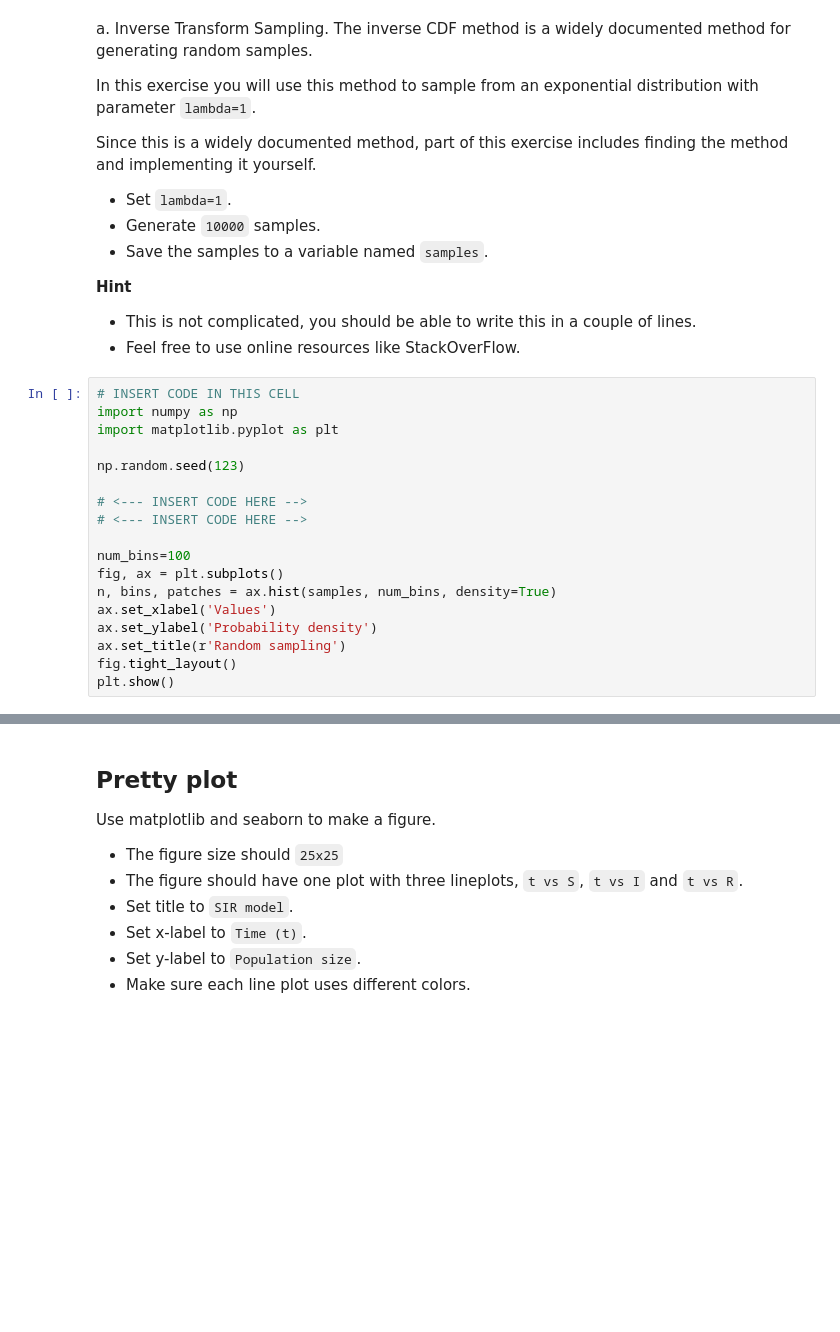
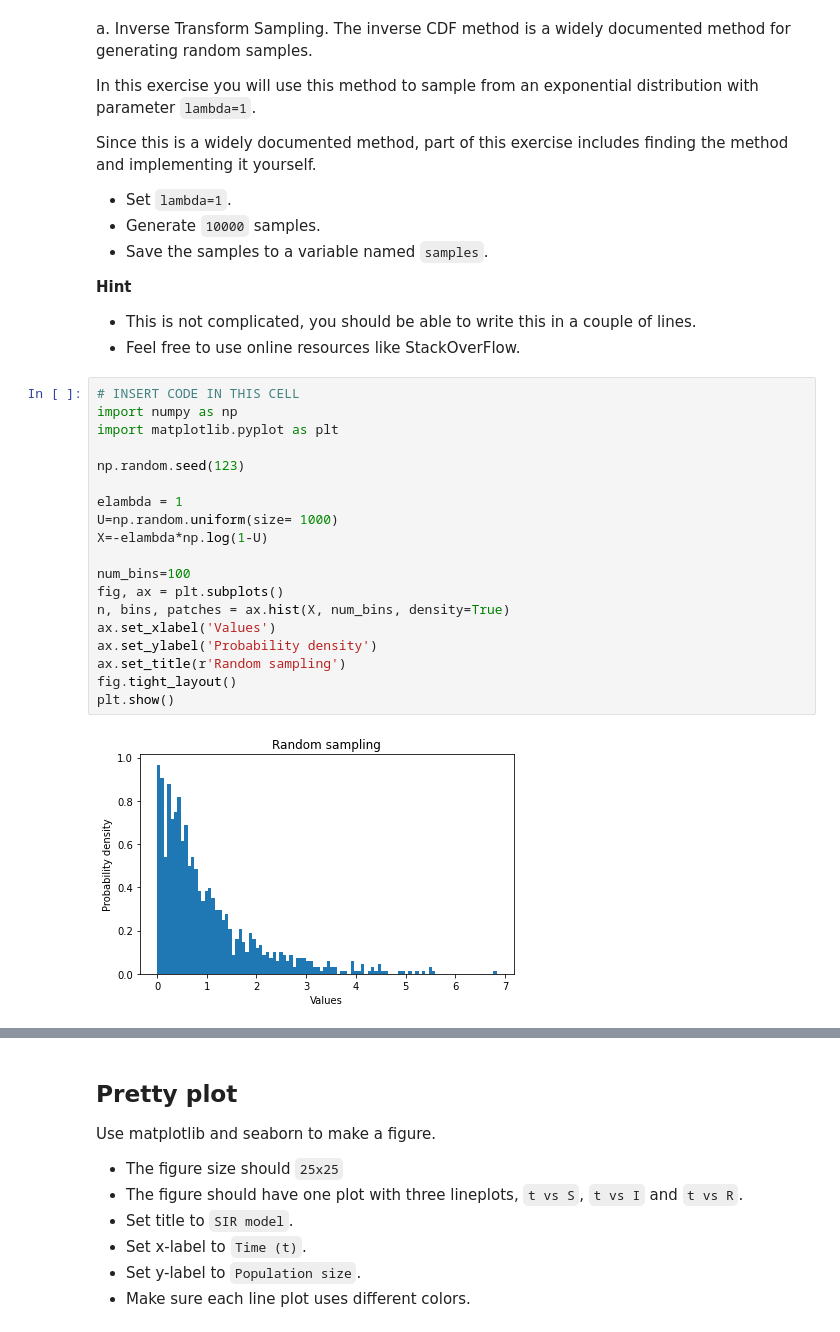
Before and after one commit to tianhanl0/fall2022-homework-2, a Jupyter notebook: Modern_Programming_for_Data_Analytics_Homework_2.ipynb, the cells around one changed output, grey strips where cells are left out. Saved outputs shown, nothing was run; the diff lists cells and outputs as text; blank space fills up the shorter version.

```diff
--- a/Modern_Programming_for_Data_Analytics_Homework_2.ipynb
+++ b/Modern_Programming_for_Data_Analytics_Homework_2.ipynb
@@ -218,21 +220,24 @@ Since this is a widely documented method, part of this exercise includes finding
 # %%
 # INSERT CODE IN THIS CELL
 import numpy as np
 import matplotlib.pyplot as plt
 
 np.random.seed(123)
 
-# <--- INSERT CODE HERE -->
-# <--- INSERT CODE HERE -->
+elambda = 1
+U=np.random.uniform(size= 1000)
+X=-elambda*np.log(1-U)
 
 num_bins=100
 fig, ax = plt.subplots()
-n, bins, patches = ax.hist(samples, num_bins, density=True)
+n, bins, patches = ax.hist(X, num_bins, density=True)
 ax.set_xlabel('Values')
 ax.set_ylabel('Probability density')
 ax.set_title(r'Random sampling')
 fig.tight_layout()
 plt.show()
+# %% [output]
+[figure, added]
 # %% [markdown]
 # Exercise - SIR model
 The SIR model is a simple mathematical model of epidemics. The entities in this model stand for
```
Also changed, not shown: parts of 16 cells of this notebook.
